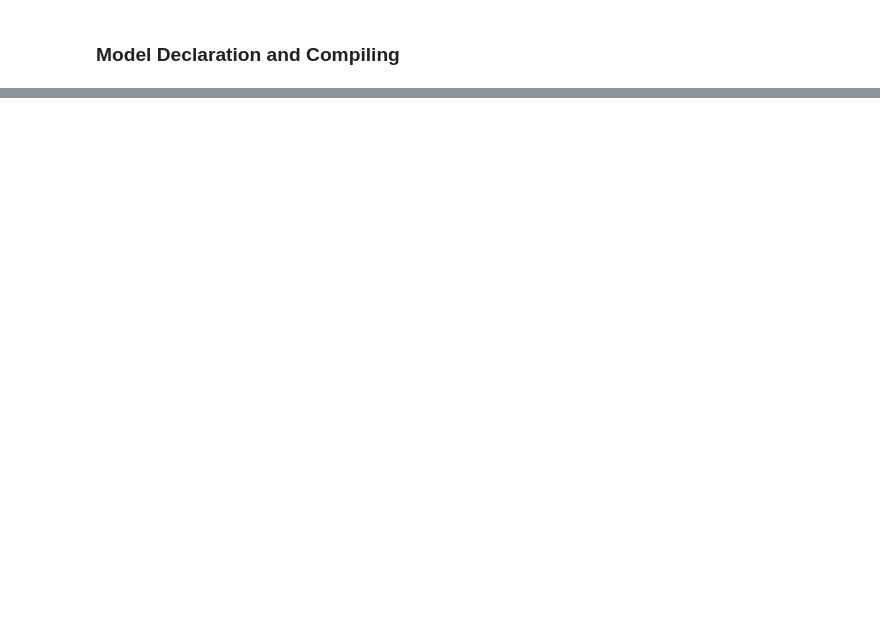
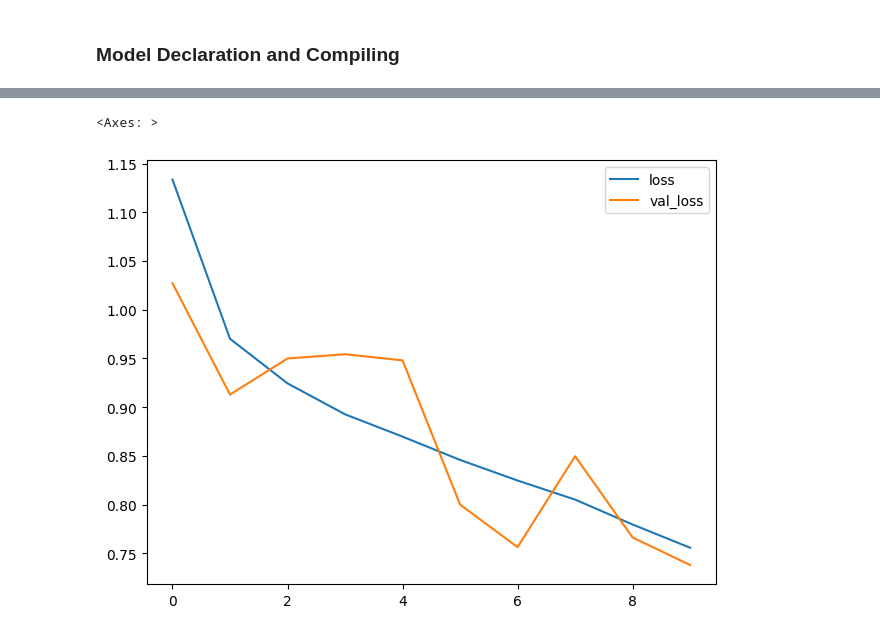
Before and after one commit to elisetreit/wsl-tf-sandbox, a Jupyter notebook: kidney/kidney_convnet.ipynb, the cells around one changed output, grey strips where cells are left out. Saved outputs shown, nothing was run; the diff lists cells and outputs as text; code cells hidden in the pictures; blank space fills up the shorter version.

Commit message:
Tested out training with some more epochs, and adjusting learning rate

```diff
--- a/kidney/kidney_convnet.ipynb
+++ b/kidney/kidney_convnet.ipynb
@@ -32,18 +37,21 @@ warnings.filterwarnings("ignore") # to clean up output cells
 # %%
 # split dataset into train, validate, test
-ds_train, ds_validate = image_dataset_from_directory(r'input/kaggle/ct-kidney/CT-KIDNEY-DATASET-Normal-Cyst-Tumor-Stone/CT-KIDNEY-DATASET-Normal-Cyst-Tumor-Stone',
+ds_train, ds_validate = image_dataset_from_directory(r'../input/kaggle/ct-kidney/CT-KIDNEY-DATASET-Normal-Cyst-Tumor-Stone/CT-KIDNEY-DATASET-Normal-Cyst-Tumor-Stone',
                                   labels='inferred',
                                   label_mode = 'categorical',
                                   color_mode = 'grayscale',
-                                  image_size = (512, 512),
+                                  image_size = (256, 256),
                                   shuffle = True,
                                   validation_split = 0.2,
                                   subset = 'both',
-                                  seed = 314)
+                                  seed = 314,
+                                  batch_size = 16)
 val_size = int(0.5 * tf.data.experimental.cardinality(ds_validate).numpy())
 
 ds_val = ds_validate.take(val_size)
 ds_test = ds_validate.skip(val_size)
+ds_val.class_names = ds_validate.class_names
+ds_test.class_names = ds_validate.class_names
 # %% [output]
 Found 12446 files belonging to 4 classes.
 Using 9957 files for training.
@@ -69,15 +76,25 @@ Train class %:
 # %% [markdown]
 ### Model Declaration and Compiling
 # %%
+# Define augmentation layer
+data_augmentation = tf.keras.Sequential([
+    layers.RandomFlip("horizontal"),
+    layers.RandomRotation(0.05),
+    layers.RandomZoom(0.1),
+    layers.RandomContrast(0.1),
+], name="augmentation_layer")
+
 model = keras.Sequential([
-    layers.Conv2D(filters=32, kernel_size=5, activation = 'relu', padding = 'same', input_shape = [512, 512, 1]),
+    layers.Input(shape=(256, 256, 1)),
+    data_augmentation,
+    layers.Conv2D(filters=32, kernel_size=5, activation = 'relu', padding = 'same'),
     layers.MaxPool2D(),
     layers.Conv2D(filters = 64, kernel_size=3, activation = 'relu', padding = 'same'),
     layers.MaxPool2D(),
     layers.Conv2D(filters = 64, kernel_size = 3, activation = 'relu', padding = 'same'),
     layers.MaxPool2D(),
     # time for the head
-    layers.Flatten(),
+    layers.GlobalAveragePooling2D(),
     layers.Dense(64, activation='relu'),
     layers.Dropout(0.5),
     layers.Dense(units=4, activation = 'softmax')
@@ -129,0 +201,6 @@ I0000 00:00:1746833925.079795   73745 cuda_dnn.cc:529] Loaded cuDNN version 9030
+# %%
+history_frame = pd.DataFrame(history.history)
+history_frame.loc[:, ['loss', 'val_loss']].plot()
+# %% [output]
+<Axes: >
+[figure, added]
```
Also changed, not shown: parts of 21 cells of this notebook, 3 other files.
